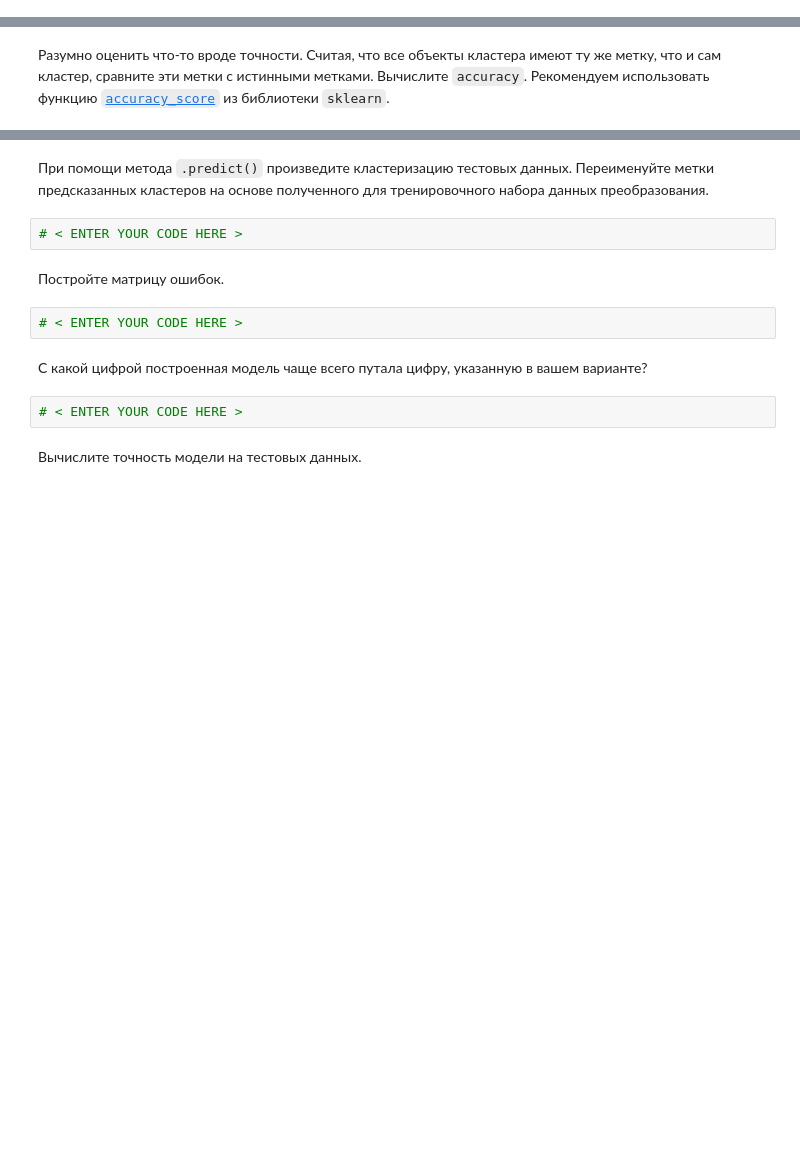
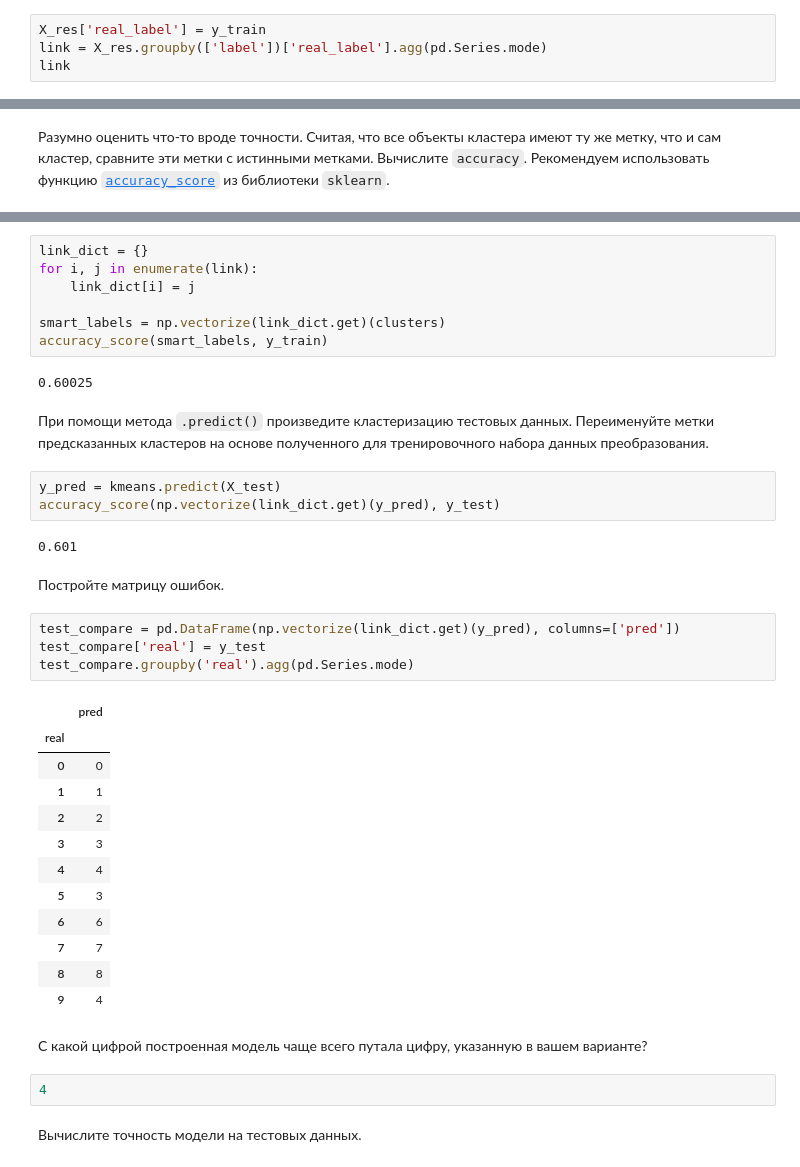
Before and after one commit to EugenePWN/Education, a Jupyter notebook: ML/clustering.ipynb, the cells around one changed output, grey strips where cells are left out. Drawn from its saved outputs; the diff is of its cells as text; blank space fills up the shorter version.

```diff
--- a/ML/clustering.ipynb
+++ b/ML/clustering.ipynb
@@ -89,0 +138,4 @@ df
+# %%
+X_res['real_label'] = y_train
+link = X_res.groupby(['label'])['real_label'].agg(pd.Series.mode)
+link
@@ -94,15 +157,42 @@ df
+# %%
+link_dict = {}
+for i, j in enumerate(link):
+    link_dict[i] = j
+
+smart_labels = np.vectorize(link_dict.get)(clusters)
+accuracy_score(smart_labels, y_train)
+# %% [output]
+0.60025
 # %% [markdown]
 При помощи метода <code>.predict()</code> произведите кластеризацию тестовых данных. Переименуйте метки предсказанных кластеров на основе полученного для тренировочного набора данных преобразования.
-# %%
-# < ENTER YOUR CODE HERE >
+# %%
+y_pred = kmeans.predict(X_test)
+accuracy_score(np.vectorize(link_dict.get)(y_pred), y_test)
+# %% [output]
+0.601
 # %% [markdown]
 Постройте матрицу ошибок.
-# %%
-# < ENTER YOUR CODE HERE >
+# %%
+test_compare = pd.DataFrame(np.vectorize(link_dict.get)(y_pred), columns=['pred'])
+test_compare['real'] = y_test
+test_compare.groupby('real').agg(pd.Series.mode)
+# %% [output]
+|  | pred |
+| real |  |
+| 0 | 0 |
+| 1 | 1 |
+| 2 | 2 |
+| 3 | 3 |
+| 4 | 4 |
+| 5 | 3 |
+| 6 | 6 |
+| 7 | 7 |
+| 8 | 8 |
+| 9 | 4 |
 # %% [markdown]
 С какой цифрой построенная модель чаще всего путала цифру, указанную в вашем варианте?
-# %%
-# < ENTER YOUR CODE HERE >
+# %%
+4
 # %% [markdown]
 Вычислите точность модели на тестовых данных.
 # %%
```
Also changed, not shown: parts of 11 cells of this notebook.
